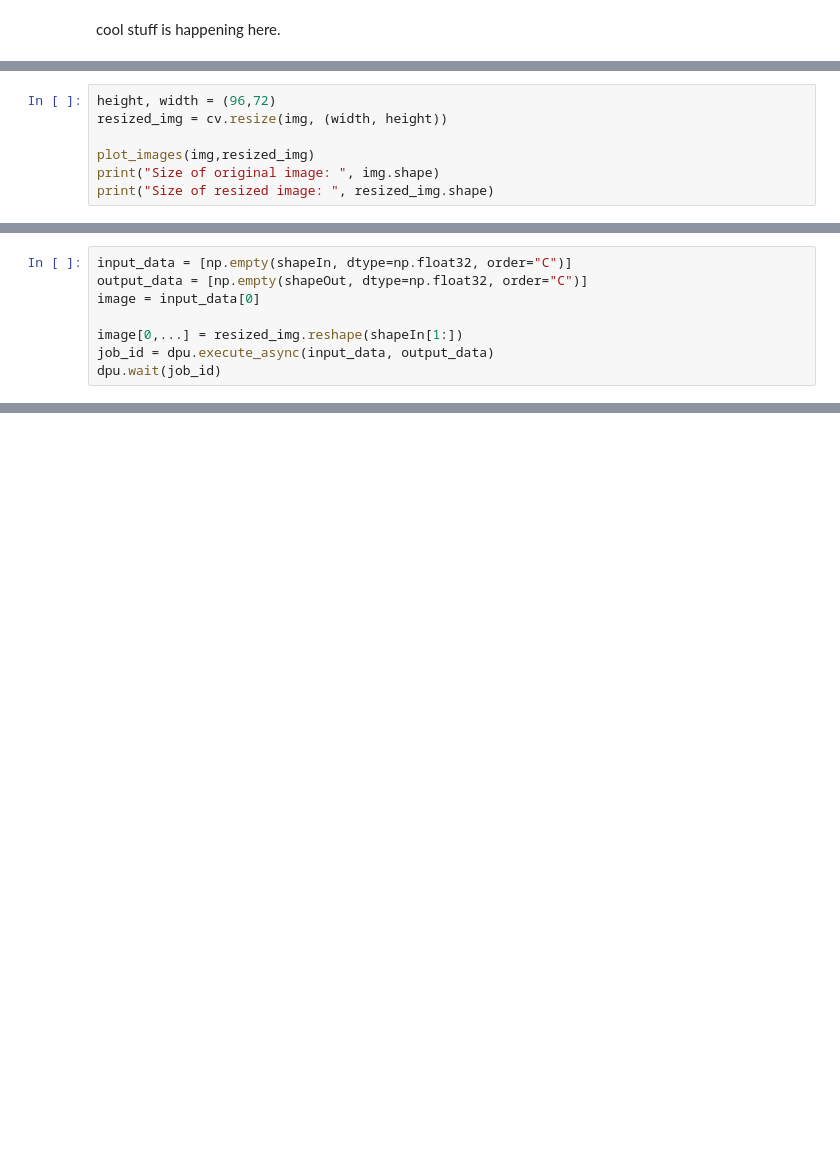
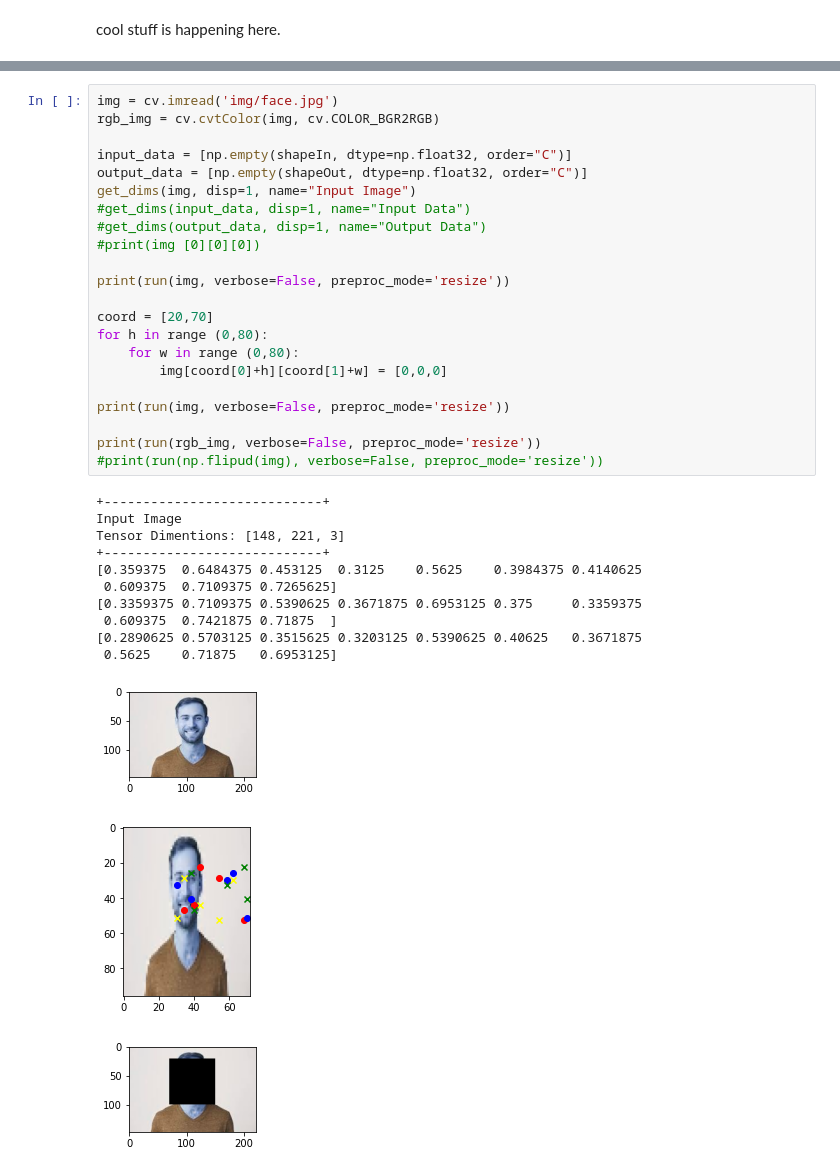
Before and after one commit to benmorri/PYNQ_Bootcamp, a Jupyter notebook: bootcamp_sessions/PYNQ 401 - Facial Features (Breakout 1)/Facial Features.ipynb, the cells around one changed output, grey strips where cells are left out. Drawn from its saved outputs; the diff is of its cells as text; blank space fills up the shorter version.

```diff
--- a/bootcamp_sessions/PYNQ 401 - Facial Features (Breakout 1)/Facial Features.ipynb
+++ b/bootcamp_sessions/PYNQ 401 - Facial Features (Breakout 1)/Facial Features.ipynb
@@ -53,7 +115,0 @@ def plot_images(original_image, processed_image):
-# %%
-height, width = (96,72)
-resized_img = cv.resize(img, (width, height))
-
-plot_images(img,resized_img)
-print("Size of original image: ", img.shape)
-print("Size of resized image: ", resized_img.shape)
@@ -64,8 +115,0 @@ Size of resized image:  (96, 72, 3)
-# %%
-input_data = [np.empty(shapeIn, dtype=np.float32, order="C")]
-output_data = [np.empty(shapeOut, dtype=np.float32, order="C")]
-image = input_data[0]
-
-image[0,...] = resized_img.reshape(shapeIn[1:])
-job_id = dpu.execute_async(input_data, output_data)
-dpu.wait(job_id)
@@ -92,0 +172,36 @@ print(output_data)
+# %%
+img = cv.imread('img/face.jpg')
+rgb_img = cv.cvtColor(img, cv.COLOR_BGR2RGB)
+
+input_data = [np.empty(shapeIn, dtype=np.float32, order="C")]
+output_data = [np.empty(shapeOut, dtype=np.float32, order="C")]
+get_dims(img, disp=1, name="Input Image")
+#get_dims(input_data, disp=1, name="Input Data")
+#get_dims(output_data, disp=1, name="Output Data")
+#print(img [0][0][0])
+
+print(run(img, verbose=False, preproc_mode='resize'))
+
+coord = [20,70]
+for h in range (0,80):
+    for w in range (0,80):
+        img[coord[0]+h][coord[1]+w] = [0,0,0]
+
+print(run(img, verbose=False, preproc_mode='resize'))
+
+print(run(rgb_img, verbose=False, preproc_mode='resize'))
+#print(run(np.flipud(img), verbose=False, preproc_mode='resize'))
+# %% [output]
++----------------------------+
+Input Image
+Tensor Dimentions: [148, 221, 3]
++----------------------------+
+[0.359375  0.6484375 0.453125  0.3125    0.5625    0.3984375 0.4140625
+ 0.609375  0.7109375 0.7265625]
+[0.3359375 0.7109375 0.5390625 0.3671875 0.6953125 0.375     0.3359375
+ 0.609375  0.7421875 0.71875  ]
+[0.2890625 0.5703125 0.3515625 0.3203125 0.5390625 0.40625   0.3671875
+ 0.5625    0.71875   0.6953125]
+[figure, added]
+[figure, added]
+[figure, added]
```
Also changed, not shown: parts of 10 cells of this notebook, 2 other files.
